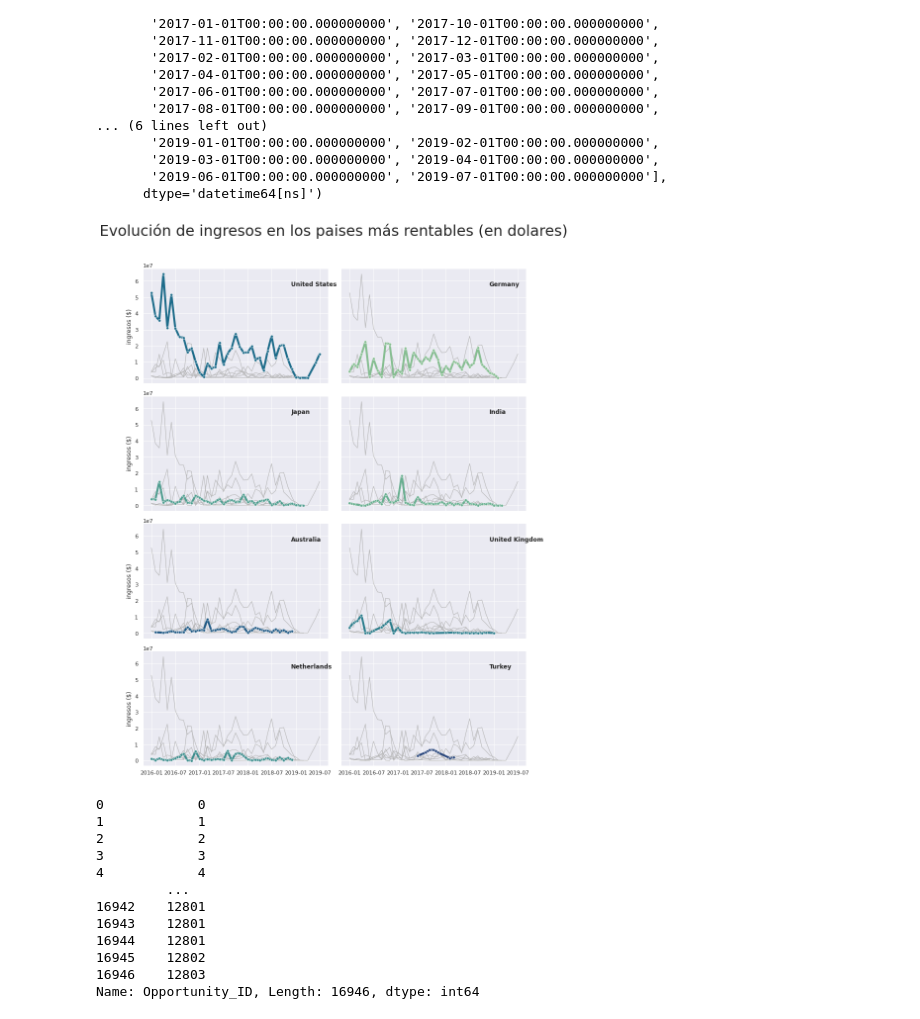
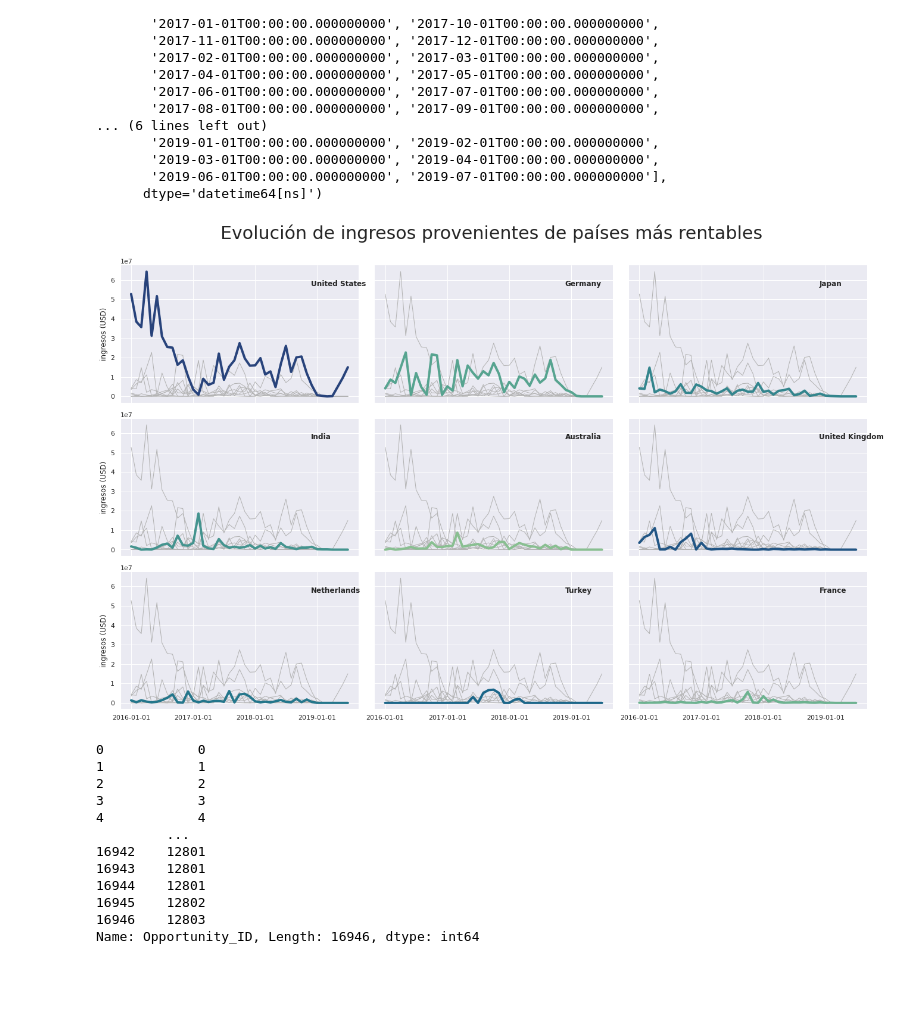
Before and after one commit to nazar9318/datos-TP1-Pandas-2c2020, a Jupyter notebook: notebooks/notebook_Lucas.ipynb, the cells around one changed output. Drawn from its saved outputs; the diff is of its cells as text; code cells hidden in the pictures; blank space fills up the shorter version.

```diff
--- a/notebooks/notebook_Lucas.ipynb
+++ b/notebooks/notebook_Lucas.ipynb
@@ -12,7 +12,7 @@ dataset = pd.read_csv("./entrenamieto.csv", parse_dates = ['Account_Created_Date
                                                            'Planned_Delivery_Start_Date', 'Planned_Delivery_End_Date',
                                                            'Quote_Expiry_Date', 'Last_Modified_Date','Last_Activity' ])
 # Limpio registros con muchos datos faltantes o inutiles
-dataset = dataset.drop(columns= ['Prod_Category_A','Product_Category_B','Actual_Delivery_Date','Last_Activity','Price','Currency','Brand','Size','Product_Type'])
+dataset = dataset.drop(columns= ['Prod_Category_A','Product_Category_B','Actual_Delivery_Date','Submitted_for_Approval','Last_Activity','Price','Currency','Brand','Size','Product_Type'])
 dataset.dtypes
 # %% [output]
 ID                                             int64
@@ -1235,3 +1236,11 @@ Luxembourg         136
 Canada             120
 Jordan             106
 Name: Billing_Country, dtype: int64
+# %%
+tabla=dataset_wins[['Month','Total_Amount','Billing_Country']].groupby(['Month','Billing_Country']).agg({'Total_Amount': 'sum'})
+
+#para llenar fechas faltantes con 0
+tabla = tabla.unstack().fillna(0).stack().reset_index()
+#tabla = tabla.fillna(0).reset_index()
+tabla.loc[tabla['Billing_Country']== 'United States']
+#tabla
@@ -1238,7 +1265,5 @@ Name: Billing_Country, dtype: int64
 # %%
-tabla=dataset_wins[['Month','Total_Amount','Billing_Country']].groupby(['Month','Billing_Country']).agg({'Total_Amount': 'sum'})
-tabla = tabla.fillna(0).reset_index()
-lista_top_paises = tabla.groupby('Billing_Country').agg({'Total_Amount': 'sum'}).reset_index().nlargest(8, 'Total_Amount')['Billing_Country'].tolist()
+lista_top_paises = tabla.groupby('Billing_Country').agg({'Total_Amount': 'sum'}).reset_index().nlargest(9, 'Total_Amount')['Billing_Country'].tolist()
 tabla = tabla[tabla['Billing_Country'].isin(lista_top_paises)]
 tabla = tabla.fillna(0).sort_values(by='Month', ascending=True)
 #dataset_wins['Billing_Country'].value_counts()
@@ -1268,39 +1313,41 @@ array(['2016-01-01T00:00:00.000000000', '2016-10-01T00:00:00.000000000',
 # %%
 #sns.set_theme(style="dark")
 sns.set_theme()
 # Plot each year's time series in its own facet
 g = sns.relplot(
     data=tabla,
     x="Month", y="Total_Amount", col="Billing_Country", hue="Billing_Country",
-    kind="line", palette="crest", linewidth=4, zorder=5,marker='H',row_order= lista_top_paises,
+    kind="line", palette="crest", linewidth=4, zorder=5,row_order= lista_top_paises,
     col_order = lista_top_paises,
-    col_wrap=2, height=4, aspect=1.5, legend=False
+    col_wrap=3, height=4, aspect=1.55, legend=False
 )
 
 # Iterate over each subplot to customize further
 for year, ax in g.axes_dict.items():
 
     # Add the title as an annotation within the plot
     ax.text(.8, .85, year, transform=ax.transAxes, fontweight="bold")
 
     # Plot every year's time series in the background
     plot = sns.lineplot(
         data=tabla, x="Month", y="Total_Amount", units="Billing_Country",
         estimator=None, color=".7", linewidth=1, ax=ax
     )
 
 # Reduce the frequency of the x axis ticks
-#ax.set_xticks(ax.get_xticks()[::2])
-
+ax.set_xticks(ax.get_xticks()[::2])
+#ax.set_yticks(ax.get_yticks()[::1])
 # Tweak the supporting aspects of the plot
-g.set_axis_labels("", "ingresos ($)")
+g.set_axis_labels("", "ingresos (USD)")
+#ax.set_yscale('log')
 g.tight_layout()
 g.set_titles("")
 #mplt.subplots_adjust(top=0.9)
-g.fig.suptitle("Evolución de ingresos en los paises más rentables (en dolares)", size=30)
+g.fig.suptitle("Evolución de ingresos provenientes de países más rentables", size=30)
 g.fig.subplots_adjust(top=.9)
+g.savefig("evolucion_ingresos_pais.png")
 # %% [output]
-[figure, old version]
+[figure, new version]
 # %%
 dataset['Opportunity_ID']
 # %% [output]
```
Also changed, not shown: parts of 44 cells of this notebook.
